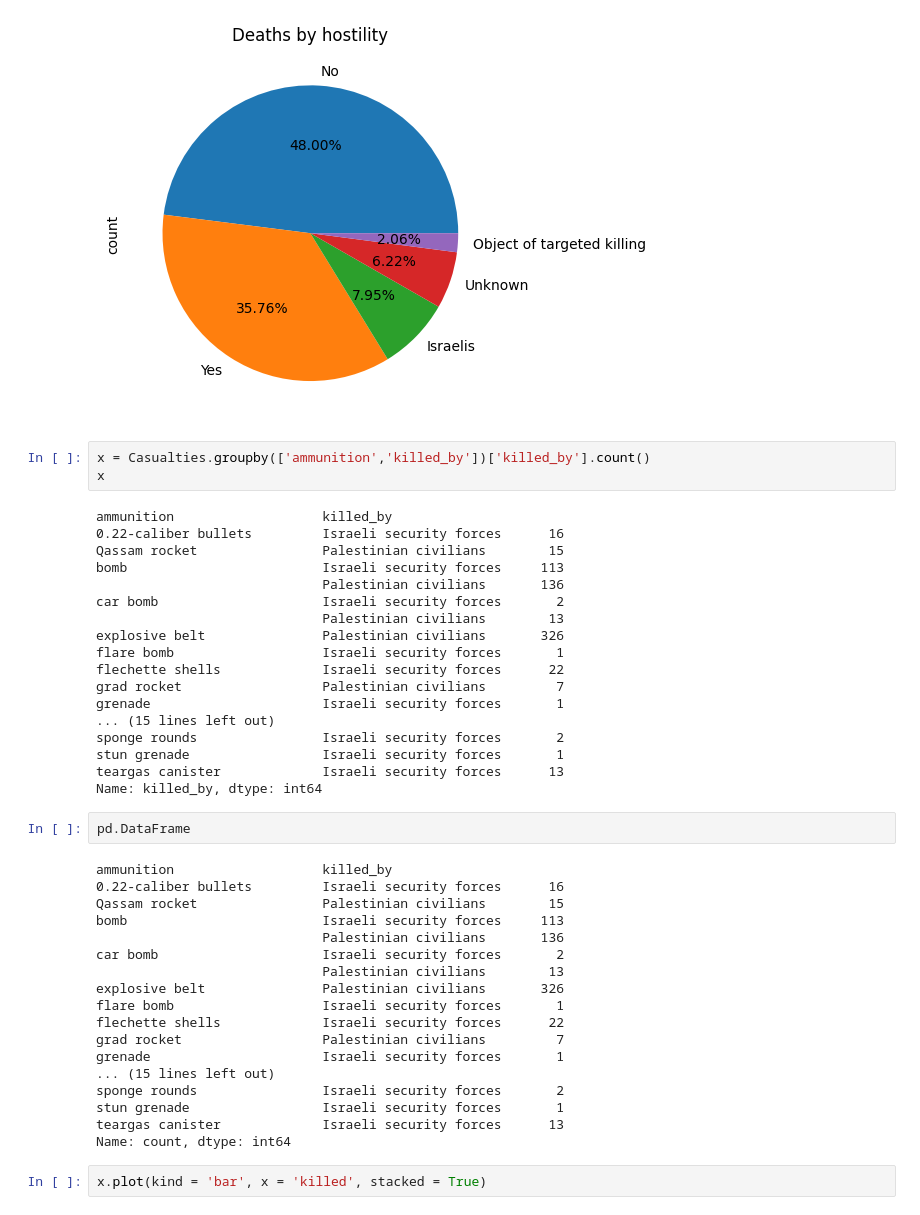
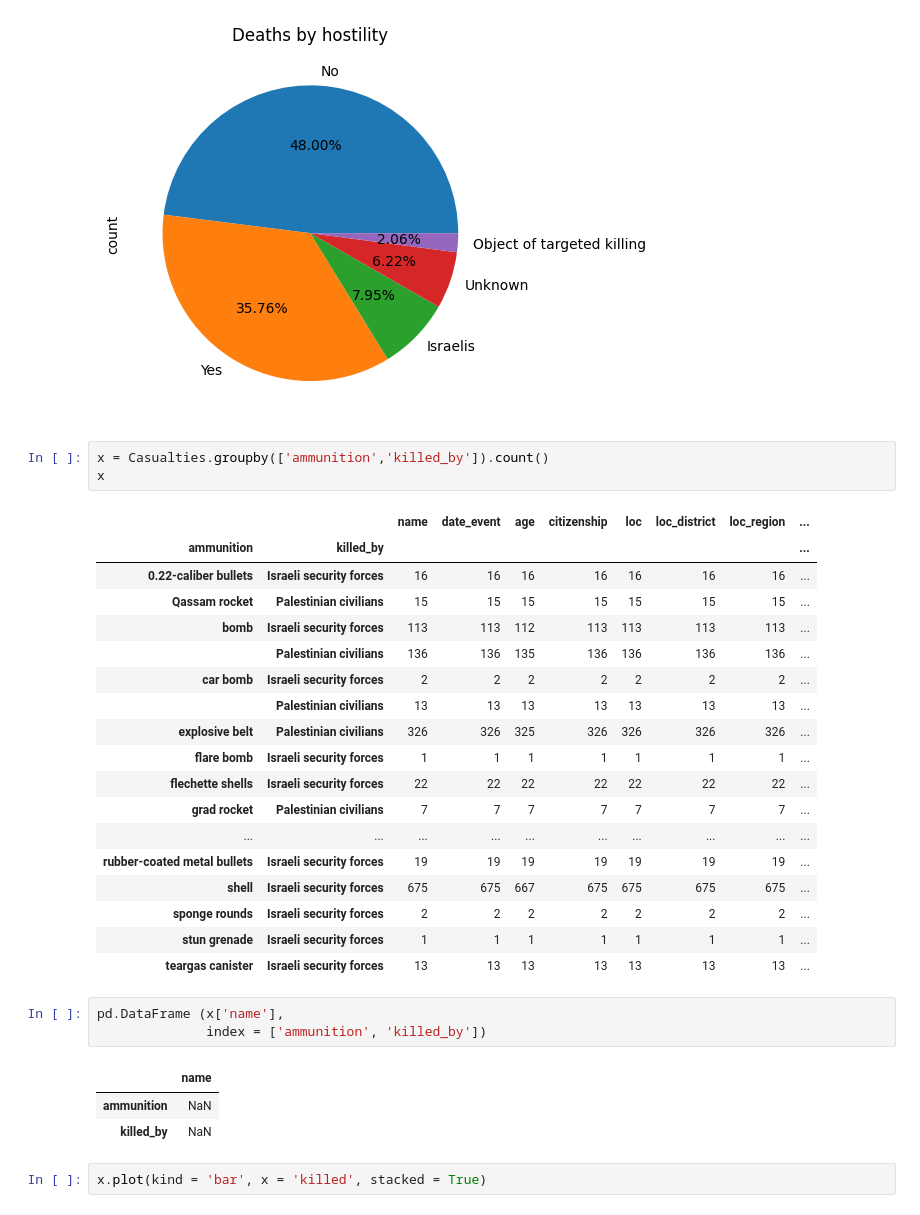
Before and after one commit to PeleKempf/Probable-Garbanzo, a Jupyter notebook: Workin.ipynb, the cells around one changed output. Cells and saved outputs as stored; diff of their text form.

```diff
--- a/Workin.ipynb
+++ b/Workin.ipynb
@@ -65,46 +65,34 @@ Casualties['hostile'].value_counts().plot(kind = 'pie', autopct = '%.2f%%', titl
 <Axes: title={'center': 'Deaths by hostility'}, ylabel='count'>
 [figure]
 # %%
-x = Casualties.groupby(['ammunition','killed_by'])['killed_by'].count()
+x = Casualties.groupby(['ammunition','killed_by']).count()
 x
 # %% [output]
-ammunition                   killed_by
-0.22-caliber bullets         Israeli security forces      16
-Qassam rocket                Palestinian civilians        15
-bomb                         Israeli security forces     113
-                             Palestinian civilians       136
-car bomb                     Israeli security forces       2
-                             Palestinian civilians        13
-explosive belt               Palestinian civilians       326
-flare bomb                   Israeli security forces       1
-flechette shells             Israeli security forces      22
-grad rocket                  Palestinian civilians         7
-grenade                      Israeli security forces       1
-... (15 lines left out)
-sponge rounds                Israeli security forces       2
-stun grenade                 Israeli security forces       1
-teargas canister             Israeli security forces      13
-Name: killed_by, dtype: int64
+|  |  | name | date_event | age | citizenship | loc | loc_district | loc_region | ... |
+| ammunition | killed_by |  |  |  |  |  |  |  | ... |
+| 0.22-caliber bullets | Israeli security forces | 16 | 16 | 16 | 16 | 16 | 16 | 16 | ... |
+| Qassam rocket | Palestinian civilians | 15 | 15 | 15 | 15 | 15 | 15 | 15 | ... |
+| bomb | Israeli security forces | 113 | 113 | 112 | 113 | 113 | 113 | 113 | ... |
+|  | Palestinian civilians | 136 | 136 | 135 | 136 | 136 | 136 | 136 | ... |
+| car bomb | Israeli security forces | 2 | 2 | 2 | 2 | 2 | 2 | 2 | ... |
+|  | Palestinian civilians | 13 | 13 | 13 | 13 | 13 | 13 | 13 | ... |
+| explosive belt | Palestinian civilians | 326 | 326 | 325 | 326 | 326 | 326 | 326 | ... |
+| flare bomb | Israeli security forces | 1 | 1 | 1 | 1 | 1 | 1 | 1 | ... |
+| flechette shells | Israeli security forces | 22 | 22 | 22 | 22 | 22 | 22 | 22 | ... |
+| grad rocket | Palestinian civilians | 7 | 7 | 7 | 7 | 7 | 7 | 7 | ... |
+| ... | ... | ... | ... | ... | ... | ... | ... | ... | ... |
+| rubber-coated metal bullets | Israeli security forces | 19 | 19 | 19 | 19 | 19 | 19 | 19 | ... |
+| shell | Israeli security forces | 675 | 675 | 667 | 675 | 675 | 675 | 675 | ... |
+| sponge rounds | Israeli security forces | 2 | 2 | 2 | 2 | 2 | 2 | 2 | ... |
+| stun grenade | Israeli security forces | 1 | 1 | 1 | 1 | 1 | 1 | 1 | ... |
+| teargas canister | Israeli security forces | 13 | 13 | 13 | 13 | 13 | 13 | 13 | ... |
-# %%
-pd.DataFrame
-# %% [output]
-ammunition                   killed_by
-0.22-caliber bullets         Israeli security forces      16
-Qassam rocket                Palestinian civilians        15
-bomb                         Israeli security forces     113
-                             Palestinian civilians       136
-car bomb                     Israeli security forces       2
-                             Palestinian civilians        13
-explosive belt               Palestinian civilians       326
-flare bomb                   Israeli security forces       1
-flechette shells             Israeli security forces      22
-grad rocket                  Palestinian civilians         7
-grenade                      Israeli security forces       1
-... (15 lines left out)
-sponge rounds                Israeli security forces       2
-stun grenade                 Israeli security forces       1
-teargas canister             Israeli security forces      13
-Name: count, dtype: int64
+# %%
+pd.DataFrame (x['name'],
+              index = ['ammunition', 'killed_by'])
+# %% [output]
+|  | name |
+| ammunition | NaN |
+| killed_by | NaN |
 # %%
 x.plot(kind = 'bar', x = 'killed', stacked = True)
 # %% [output]
```
